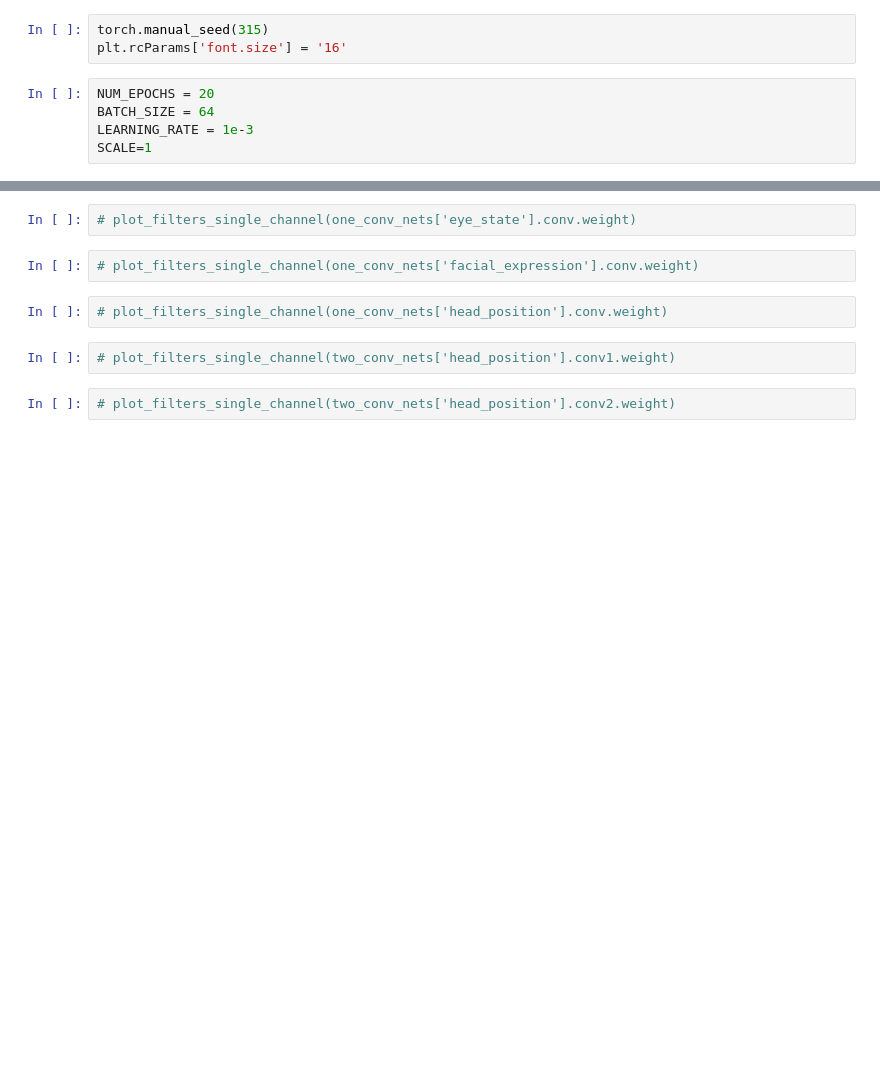
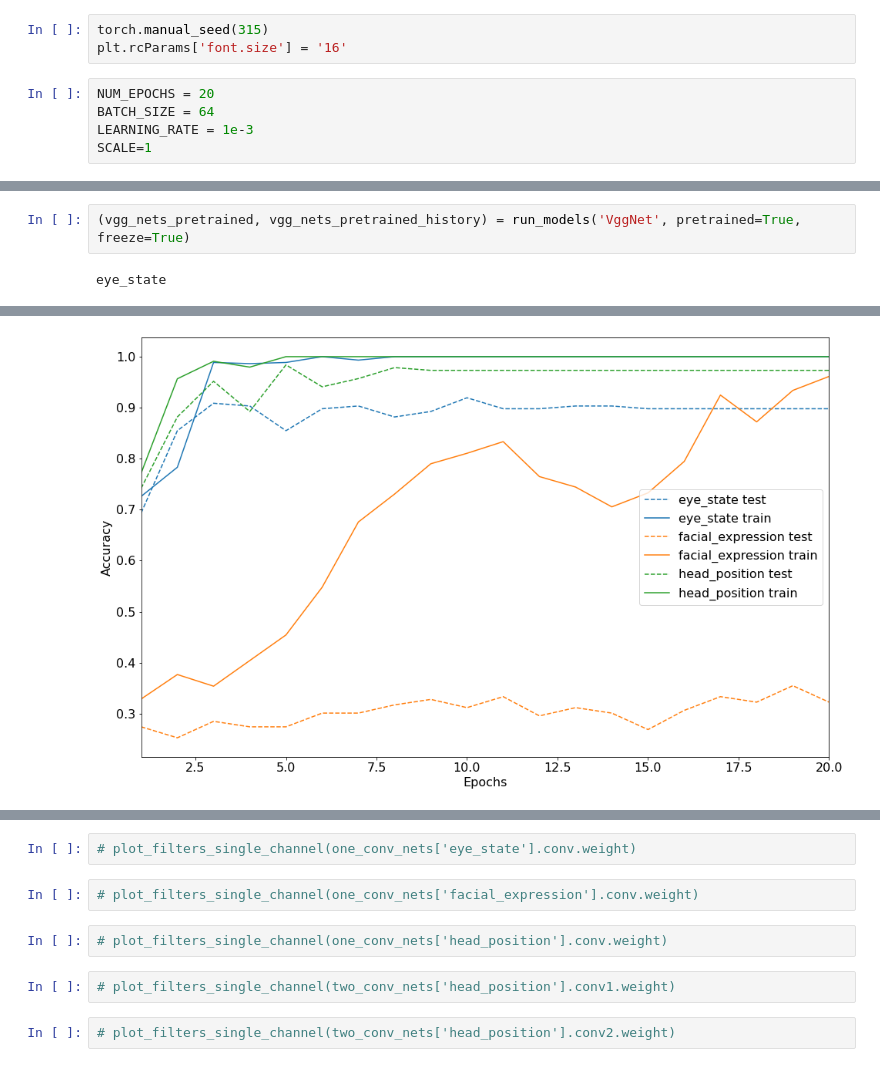
Before and after one commit to karenfeng/eigenfaces, a Jupyter notebook: ipynb/neural_network.ipynb, the cells around one changed output, grey strips where cells are left out. Cells and saved outputs as stored; diff of their text form; blank space fills up the shorter version.

```diff
--- a/ipynb/neural_network.ipynb
+++ b/ipynb/neural_network.ipynb
@@ -379,0 +506,4 @@ Epoch [20/20],  Train Accuracy 84.41%,  Test Accuracy 62.33%
+# %%
+(vgg_nets_pretrained, vgg_nets_pretrained_history) = run_models('VggNet', pretrained=True, freeze=True)
+# %% [output]
+eye_state
@@ -379,0 +527 @@ Epoch [20/20],  Train Accuracy 84.41%,  Test Accuracy 62.33%
+[figure, added]
```
Also changed, not shown: parts of 50 cells of this notebook, 1 other file.
